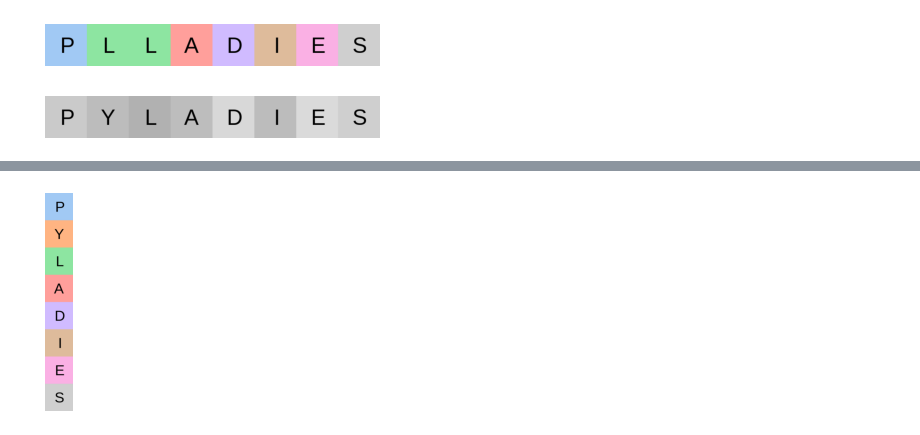
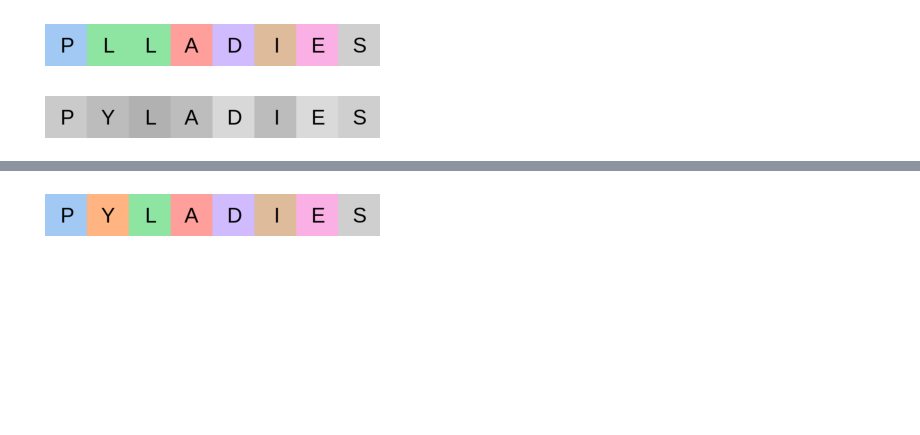
Before and after one commit to Kobzol/pyladies-extended, a Jupyter notebook: numpy/images.ipynb, the cells around one changed output, grey strips where cells are left out. Saved outputs shown, nothing was run; the diff lists cells and outputs as text; code cells hidden in the pictures; blank space fills up the shorter version.

```diff
--- a/numpy/images.ipynb
+++ b/numpy/images.ipynb
@@ -71,5 +72,5 @@ display(letters[1])
 [figure]
 # %%
-display(np.concatenate(letters, axis=0))
+display(np.concatenate(letters, axis=1))
 # %% [output]
-[figure, old version]
+[figure, new version]
```
Also changed, not shown: parts of 5 cells of this notebook, 8 other files.
